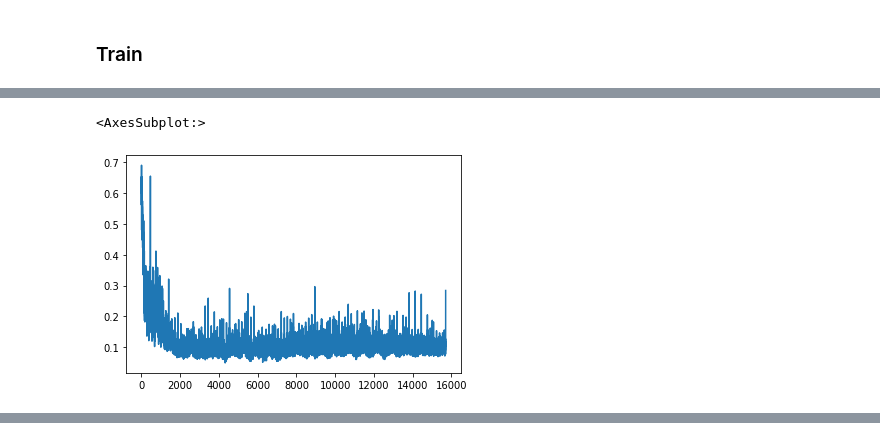
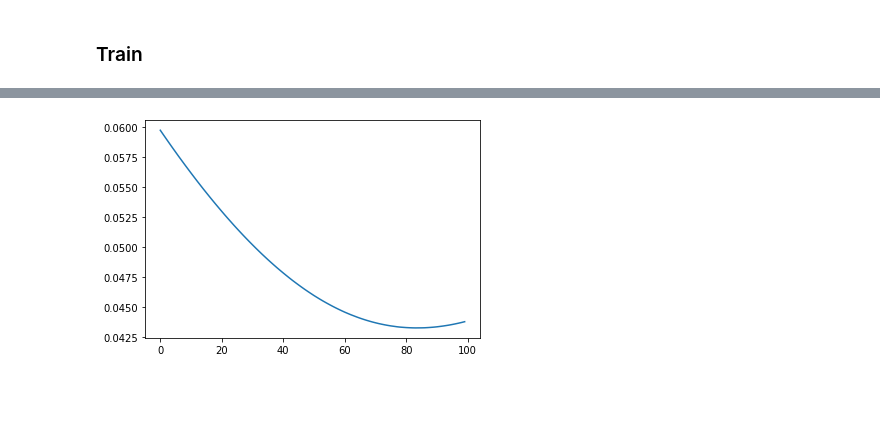
Before and after one commit to xxzWzxx/NICD, a Jupyter notebook: modules.ipynb, the cells around one changed output, grey strips where cells are left out. Cells and saved outputs as stored; diff of their text form; code cells hidden in the pictures; blank space fills up the shorter version.

```diff
--- a/modules.ipynb
+++ b/modules.ipynb
@@ -140,0 +125,3 @@ loss_list = []
+# %%
+net = Encoder(input_size=data.data.shape[1]).to(device)
+net.apply(weight_init)
@@ -140,0 +140,5 @@ loss_list = []
+# %%
+betas = (0.9, 0.999)
+lr = 5e-6
+wd = 0
+optimizer = torch.optim.Adam(net.parameters(), lr=lr, weight_decay=wd)
@@ -169,5 +165,3 @@ for epoch in range(num_epochs):
-# %%
-sns.lineplot(data=loss_list)
-# %% [output]
-<AxesSubplot:>
-[figure, removed]
+# %%
+train(num_epochs, train_loader, device, loss, net, optimizer)
+# %% [output]
@@ -174,2 +178,3 @@ sns.lineplot(data=loss_list)
+[figure, added]
 # %%
 with torch.no_grad():
```
Also changed, not shown: parts of 21 cells of this notebook, 2 other files.
